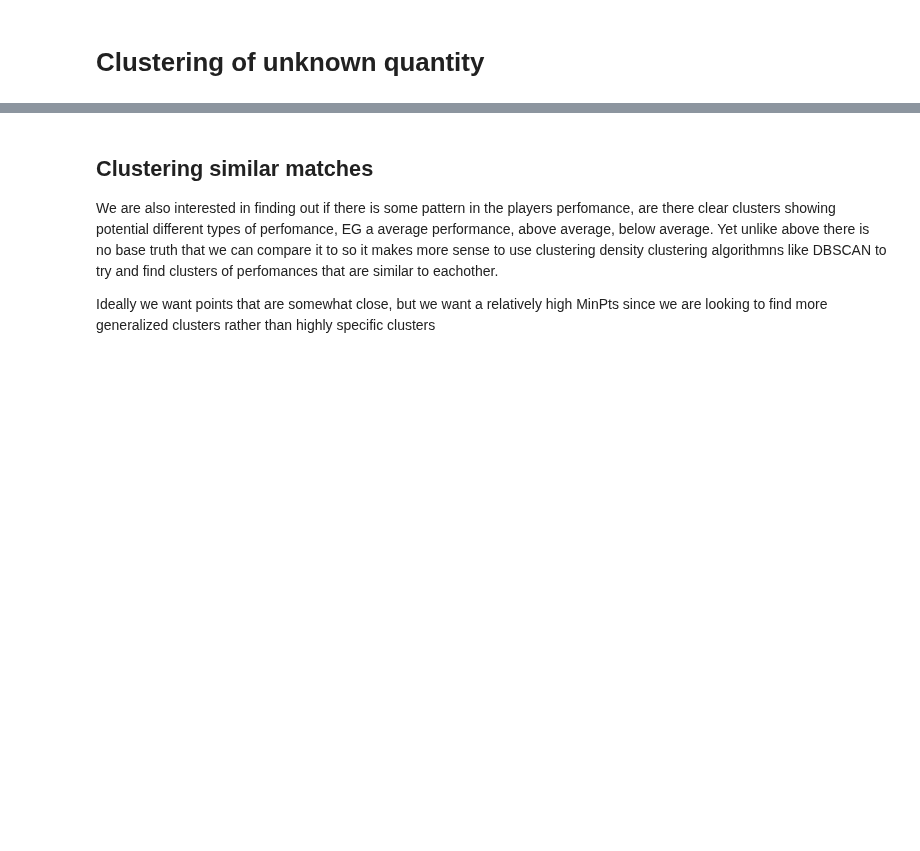
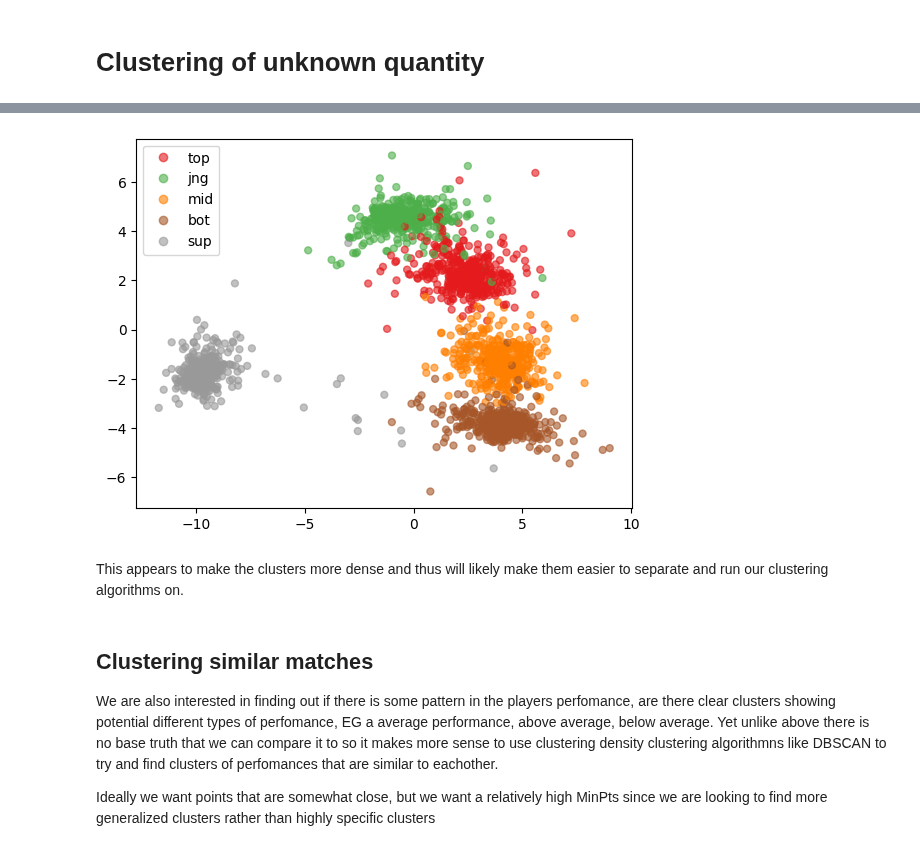
Before and after one commit to dwarfy35/Datamining_project, a Jupyter notebook: Project_main.ipynb, the cells around one changed output, grey strips where cells are left out. Cells and saved outputs as stored; diff of their text form; code cells hidden in the pictures; blank space fills up the shorter version.

```diff
--- a/Project_main.ipynb
+++ b/Project_main.ipynb
@@ -499,0 +355,19 @@ And we can see that we get a much better result.
+# %%
+data_pure = data[most_relevant_columns + ["position"]]
+data_pure = champion_class_transform(data_pure)
+data_numeric = pd.get_dummies(data_pure, dtype=float)
+
+
+player_data = []
+for player in tqdm(data["playerid"].unique()):
+    player_indexes = data.loc[data["playerid"] == player].index
+    if len(player_indexes) <= 2:
+        continue
+
+    mean = data_numeric.loc[player_indexes].mean().tolist()
+    variance = data_numeric.loc[player_indexes].var().tolist()
+
+    player_data.append([player] + mean + variance)
+
+player_data = pd.DataFrame(player_data, columns=["playerid"] + list(data_numeric.columns) + [f"{col}_var" for col in data_numeric.columns])
+player_data
@@ -500,3 +388,37 @@ And we can see that we get a much better result.
+# %%
+X = player_data.drop(columns=["playerid"]).to_numpy()
+X_mean = np.mean(X, axis=0)                     # 1 / (X.shape[0]) * X.T @ np.ones(X.shape[0])
+
+# calculate the zero-centered data matrix and the covariance matrix
+X_centered = X - X_mean                         # X - np.ones((X.shape[0, 1])) @ X_mean[np.newaxis, :]
+X_cov = np.cov(X_centered, rowvar=False)        # 1 / (X_centered.shape[0]) * (X_centered.T @ X_centered)
+
+# calculate the standard score normalized matrix and the correlation matrix
+X_normalized = scipy.stats.zscore(X, axis=0)    # (x - mean) / std
+X_cor = np.cov(X_normalized, rowvar=False)      # 1 / (X_normalized.shape[0]) * (X_normalized.T @ X_normalized)
+
+aligned_columns = player_data.columns[1:]
+position_indexes = np.where(("position_top" == aligned_columns) | ("position_jng" == aligned_columns) | ("position_mid" == aligned_columns) | ("position_bot" == aligned_columns) | ("position_sup" == aligned_columns))
+position_indexes_var = np.where(("position_top_var" == aligned_columns) | ("position_jng_var" == aligned_columns) | ("position_mid_var" == aligned_columns) | ("position_bot_var" == aligned_columns) | ("position_sup_var" == aligned_columns))
+
+X_hat = X_normalized
+X_hat_no_position = np.delete(X_hat, position_indexes, axis=1)
+X_hat_no_position = np.delete(X_hat, position_indexes_var, axis=1)
+X_cor_no_position = np.cov(X_hat_no_position, rowvar=False)
+
+# plot pca with position as color
+pca = sklearn.decomposition.PCA(n_components=2).fit(X_hat_no_position)
+X_pca = pca.transform(X_hat_no_position)
+z = {"position_top": 0, "position_jng": 1, "position_mid": 2, "position_bot": 3, "position_sup": 4}
+scatter = plt.scatter(X_pca[:, 0], X_pca[:, 1], c=player_data[["position_top", "position_jng", "position_mid", "position_bot", "position_sup"]].idxmax(axis=1).map(z), cmap="Set1", s=25, alpha=0.6)
+handles, labels = scatter.legend_elements()
+labels = ["top", "jng", "mid", "bot", "sup"]
+plt.legend(handles, labels)
+plt.show()
+# %% [output]
+[figure, added]
+# %% [markdown]
+This appears to make the clusters more dense and thus will likely make them easier to separate and run our clustering algorithms on.
 # %% [markdown]
 ## Clustering similar matches
 We are also interested in finding out if there is some pattern in the players perfomance, are there clear clusters showing potential different types of perfomance, EG a average performance, above average, below average. Yet unlike above there is no base truth that we can compare it to so it makes more sense to use clustering density clustering algorithmns like DBSCAN to try and find clusters of perfomances that are similar to eachother.
```
Also changed, not shown: parts of 36 cells of this notebook.
